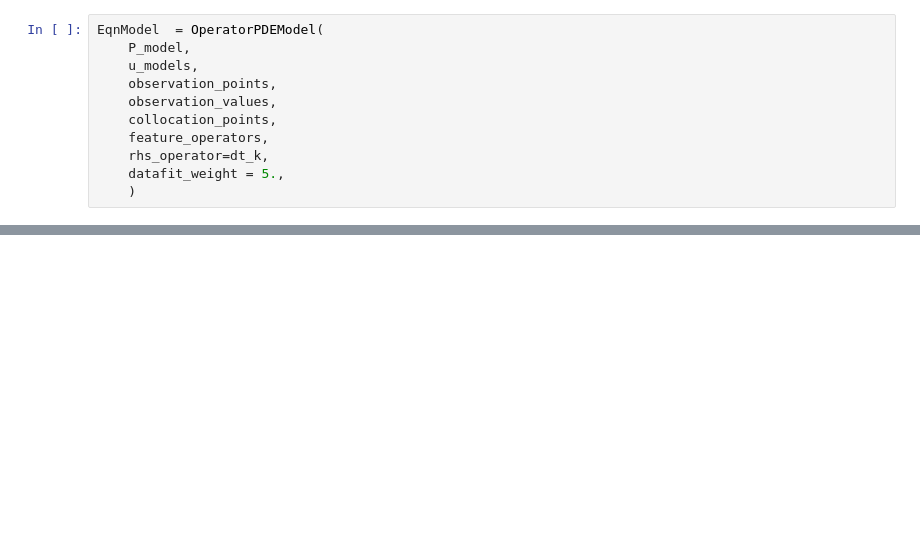
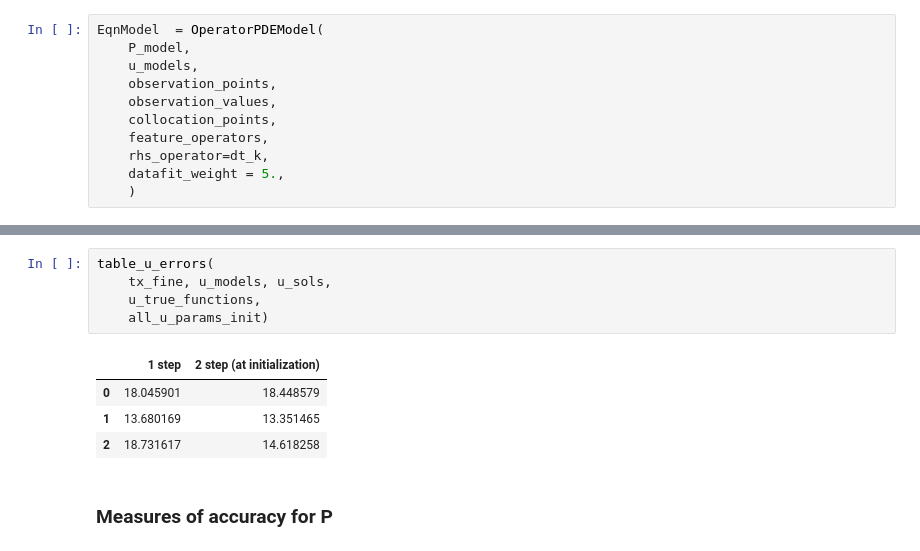
Before and after one commit to TADSGroup/kernelequationlearning, a Jupyter notebook: examples/burgers/shock_lots_multiple_u0_GPs_1_5.ipynb, the cells around one changed output, grey strips where cells are left out. Drawn from its saved outputs; the diff is of its cells as text; blank space fills up the shorter version.

```diff
--- a/examples/burgers/shock_lots_multiple_u0_GPs_1_5.ipynb
+++ b/examples/burgers/shock_lots_multiple_u0_GPs_1_5.ipynb
@@ -248,0 +290,12 @@ Iteration 0, loss = 0.0010569850620397673
+# %%
+table_u_errors(
+    tx_fine, u_models, u_sols,
+    u_true_functions,
+    all_u_params_init)
+# %% [output]
+|  | 1 step | 2 step (at initialization) |
+| 0 | 18.045901 | 18.448579 |
+| 1 | 13.680169 | 13.351465 |
+| 2 | 18.731617 | 14.618258 |
+# %% [markdown]
+### Measures of accuracy for P
```
Also changed, not shown: parts of 15 cells of this notebook.
